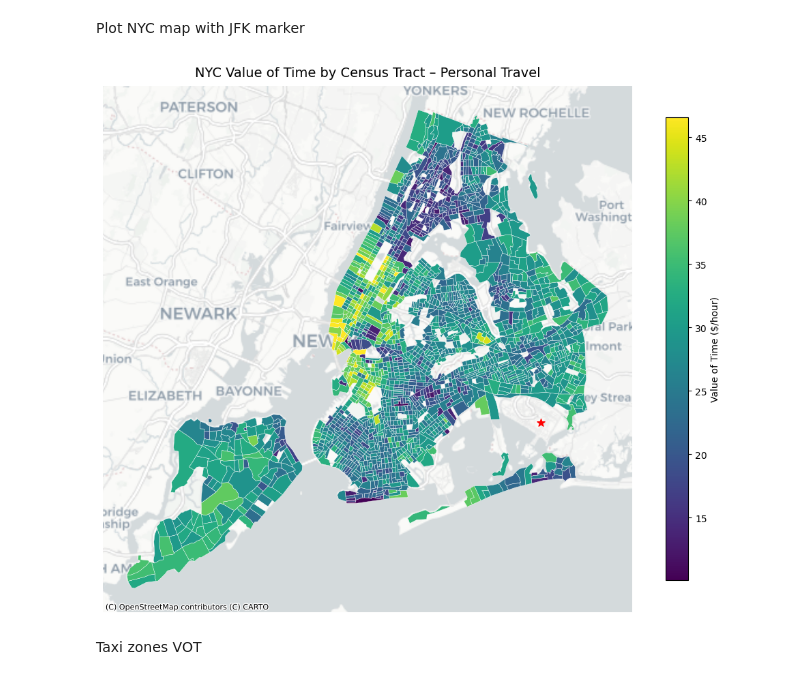
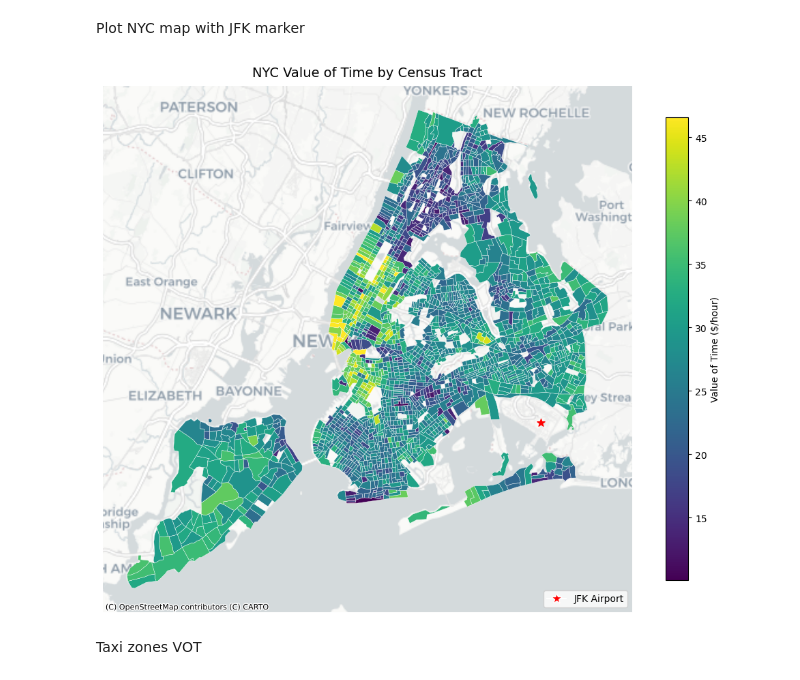
Before and after one commit to caoalbert/uam_system_model, a Jupyter notebook: VOT.ipynb, the cells around one changed output. Drawn from its saved outputs; the diff is of its cells as text; code cells hidden in the pictures.

Commit message:
Updated graphs

```diff
--- a/VOT.ipynb
+++ b/VOT.ipynb
@@ -135,39 +135,56 @@ Plot NYC map with JFK marker
 # %%
 # --- Plot NYC map with OSM background and JFK marker ---
 import contextily as ctx
+from matplotlib.lines import Line2D
 
 fig, ax = plt.subplots(figsize=(10, 10))
 gdf.plot(
     column="vot_personal",
     cmap="viridis",
     linewidth=0.3,
     edgecolor="white",
     legend=True,
     legend_kwds={
         "label": "Value of Time ($/hour)",
         "orientation": "vertical",
         "shrink": 0.7,
     },
     ax=ax
 )
 
 # Add basemap (OpenStreetMap)
 ctx.add_basemap(ax, crs=gdf.crs.to_string(), source=ctx.providers.CartoDB.Positron, zoom=10)
 
 # Plot JFK marker
 jfk = gpd.GeoDataFrame(
     geometry=gpd.points_from_xy([JFK_LON], [JFK_LAT]),
     crs="EPSG:4326"
 ).to_crs(epsg=3857)
+
+# Plot JFK marker (keep this)
 jfk.plot(ax=ax, markersize=70, color="red", marker="*", zorder=5)
+
+# Create custom legend handle
+jfk_legend = Line2D(
+    [0], [0],
+    marker='*',
+    color='w',
+    label='JFK Airport',
+    markerfacecolor='red',
+    markersize=12
+)
+
+# Add legend manually
+ax.legend(handles=[jfk_legend], loc="lower right")
 
 # Aesthetics
 ax.set_axis_off()
-ax.set_title("NYC Value of Time by Census Tract – Personal Travel", fontsize=14, pad=10)
+ax.set_title("NYC Value of Time by Census Tract", fontsize=14, pad=10)
 plt.tight_layout()
+plt.savefig("nyc_vot_map.png", dpi=300, bbox_inches="tight")
 plt.show()
 # %% [output]
-[figure, old version]
+[figure, new version]
 # %% [markdown]
 Taxi zones VOT
 # %%
```
Also changed, not shown: parts of 4 cells of this notebook.
